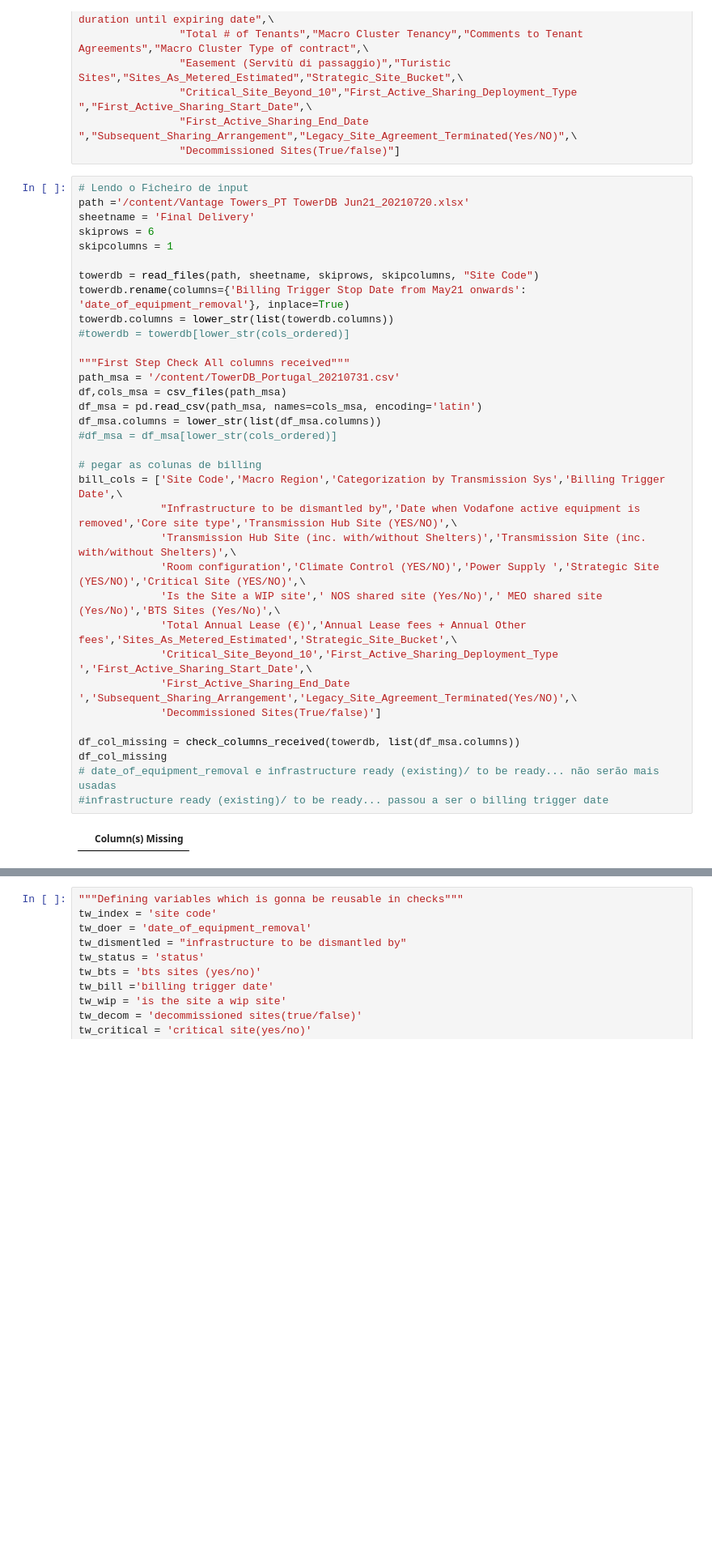
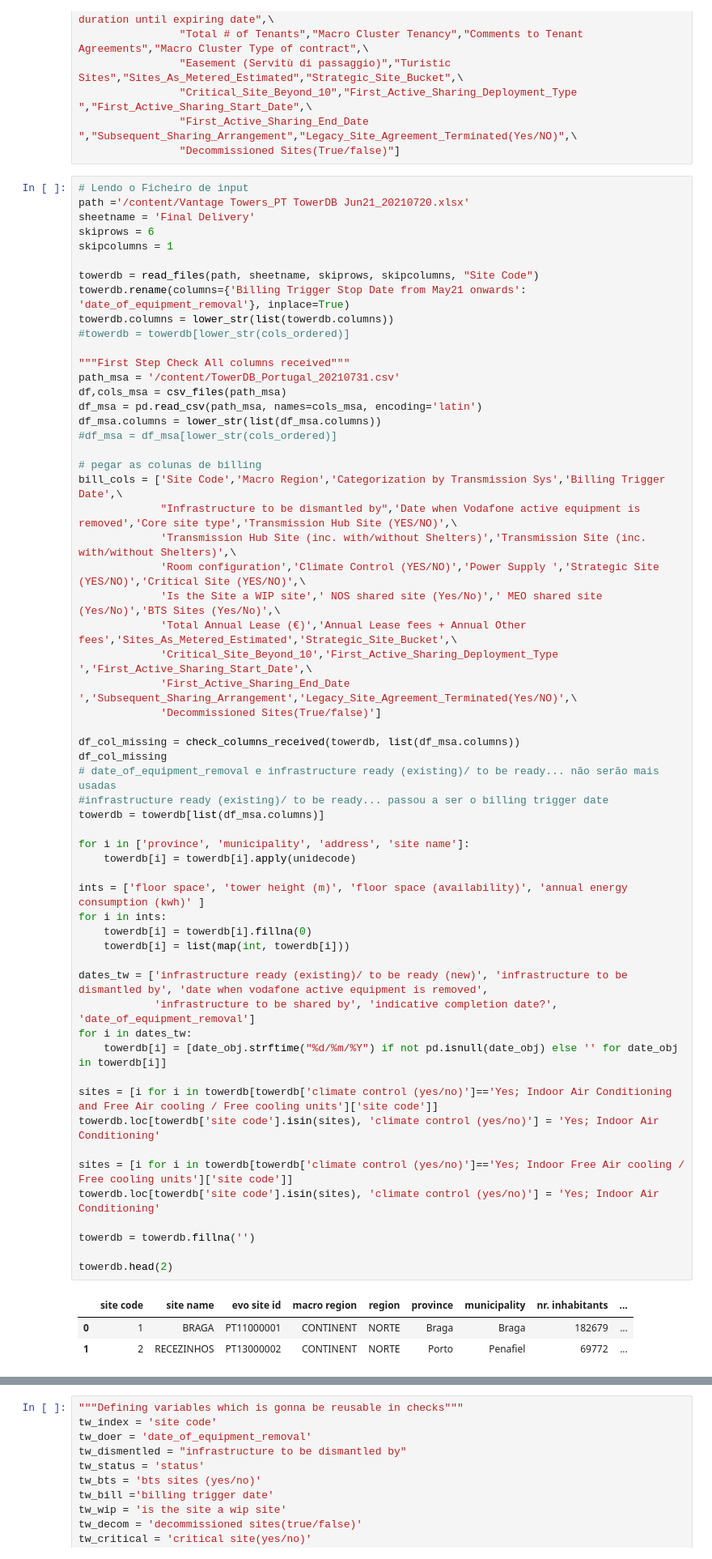
Before and after one commit to emerenan/xlsx_validation, a Jupyter notebook: pt_validations.ipynb, the cells around one changed output, grey strips where cells are left out. Shown at 81% size. Saved outputs shown, nothing was run; the diff lists cells and outputs as text; blank space fills up the shorter version.

```diff
--- a/pt_validations.ipynb
+++ b/pt_validations.ipynb
@@ -1235,31 +1237,57 @@ skiprows = 6
 skipcolumns = 1
 
 towerdb = read_files(path, sheetname, skiprows, skipcolumns, "Site Code")
 towerdb.rename(columns={'Billing Trigger Stop Date from May21 onwards': 'date_of_equipment_removal'}, inplace=True)
 towerdb.columns = lower_str(list(towerdb.columns))
 #towerdb = towerdb[lower_str(cols_ordered)]
 
 """First Step Check All columns received"""
 path_msa = '/content/TowerDB_Portugal_20210731.csv'
 df,cols_msa = csv_files(path_msa)
 df_msa = pd.read_csv(path_msa, names=cols_msa, encoding='latin')
 df_msa.columns = lower_str(list(df_msa.columns))
 #df_msa = df_msa[lower_str(cols_ordered)]
 
 # pegar as colunas de billing
 bill_cols = ['Site Code','Macro Region','Categorization by Transmission Sys','Billing Trigger Date',\
              "Infrastructure to be dismantled by",'Date when Vodafone active equipment is removed','Core site type','Transmission Hub Site (YES/NO)',\
              'Transmission Hub Site (inc. with/without Shelters)','Transmission Site (inc. with/without Shelters)',\
              'Room configuration','Climate Control (YES/NO)','Power Supply ','Strategic Site (YES/NO)','Critical Site (YES/NO)',\
              'Is the Site a WIP site','	NOS shared site (Yes/No)','	MEO shared site (Yes/No)','BTS Sites (Yes/No)',\
              'Total Annual Lease (€)','Annual Lease fees + Annual Other fees','Sites_As_Metered_Estimated','Strategic_Site_Bucket',\
              'Critical_Site_Beyond_10','First_Active_Sharing_Deployment_Type ','First_Active_Sharing_Start_Date',\
              'First_Active_Sharing_End_Date ','Subsequent_Sharing_Arrangement','Legacy_Site_Agreement_Terminated(Yes/NO)',\
              'Decommissioned Sites(True/false)']
 
 df_col_missing = check_columns_received(towerdb, list(df_msa.columns))
 df_col_missing
 # date_of_equipment_removal e infrastructure ready (existing)/ to be ready... não serão mais usadas
 #infrastructure ready (existing)/ to be ready... passou a ser o billing trigger date
+towerdb = towerdb[list(df_msa.columns)]
+
+for i in ['province', 'municipality', 'address', 'site name']:
+    towerdb[i] = towerdb[i].apply(unidecode)
+
+ints = ['floor space', 'tower height (m)', 'floor space (availability)', 'annual energy consumption (kwh)' ]
+for i in ints:
+    towerdb[i] = towerdb[i].fillna(0)
+    towerdb[i] = list(map(int, towerdb[i]))
+
+dates_tw = ['infrastructure ready (existing)/ to be ready (new)', 'infrastructure to be dismantled by', 'date when vodafone active equipment is removed',
+            'infrastructure to be shared by', 'indicative completion date?', 'date_of_equipment_removal']
+for i in dates_tw:
+    towerdb[i] = [date_obj.strftime("%d/%m/%Y") if not pd.isnull(date_obj) else '' for date_obj in towerdb[i]]
+
+sites = [i for i in towerdb[towerdb['climate control (yes/no)']=='Yes; Indoor Air Conditioning and Free Air cooling / Free cooling units']['site code']]
+towerdb.loc[towerdb['site code'].isin(sites), 'climate control (yes/no)'] = 'Yes; Indoor Air Conditioning'
+
+sites = [i for i in towerdb[towerdb['climate control (yes/no)']=='Yes; Indoor Free Air cooling / Free cooling units']['site code']]
+towerdb.loc[towerdb['site code'].isin(sites), 'climate control (yes/no)'] = 'Yes; Indoor Air Conditioning'
+
+towerdb = towerdb.fillna('')
+
+towerdb.head(2)
 # %% [output]
-|  | Column(s) Missing |
+|  | site code | site name | evo site id | macro region | region | province | municipality | nr. inhabitants | ... |
+| 0 | 1 | BRAGA | PT11000001 | CONTINENT | NORTE | Braga | Braga | 182679 | ... |
+| 1 | 2 | RECEZINHOS | PT13000002 | CONTINENT | NORTE | Porto | Penafiel | 69772 | ... |
```
Also changed, not shown: parts of 8 cells of this notebook.
